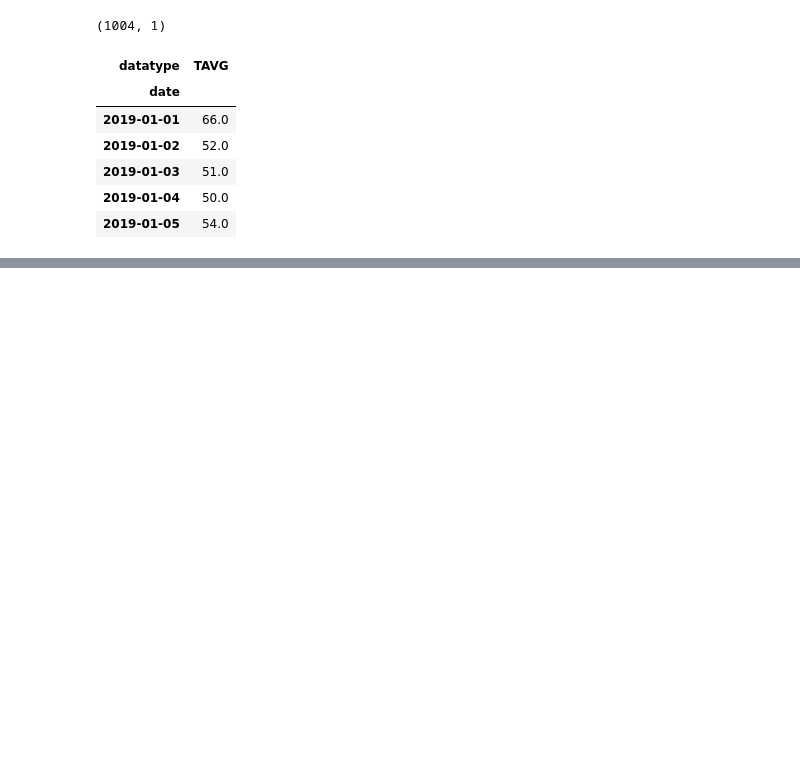
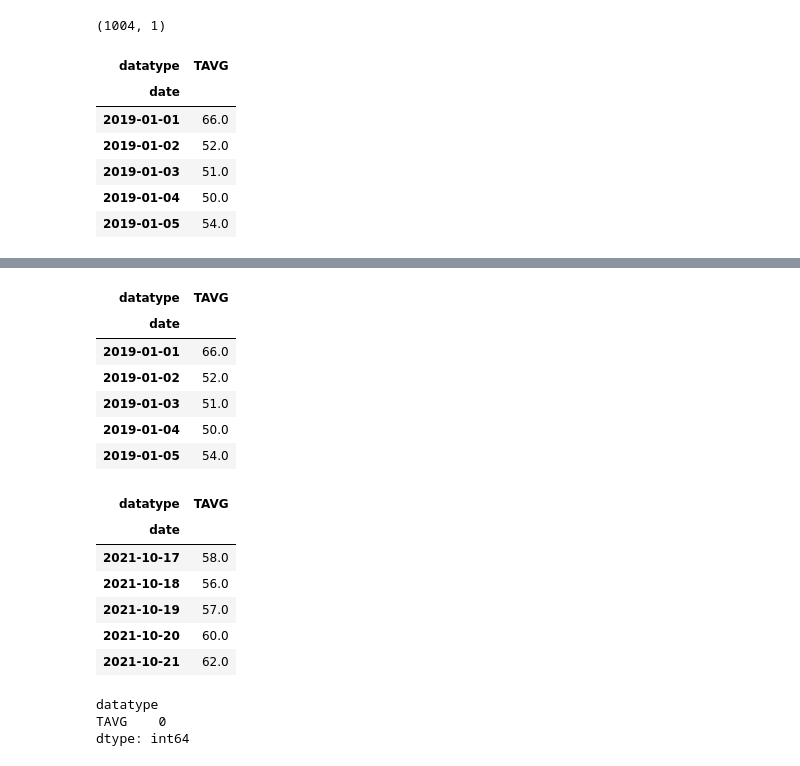
Before and after one commit to shyamal-anadkat/wake-county-food-inspections-analysis, a Jupyter notebook: WeatherData.ipynb, the cells around one changed output, grey strips where cells are left out. Saved outputs shown, nothing was run; the diff lists cells and outputs as text; code cells hidden in the pictures; blank space fills up the shorter version.

```diff
--- a/Sourcing Weather.ipynb
+++ b/WeatherData.ipynb
@@ -223,0 +209,15 @@ violations_id
+# %%
+def preprocess_weatherdata(weather_df):
+    # creating a copy so we don't mutate the orig frame
+    df = weather_df.copy()
+
+    # converting to date format
+    df['date'] = pd.to_datetime(weather_df['date'])
+
+    # dropping irrelevant features
+    df = df.drop(['station','attributes'],axis=1)
+
+    # reshaping df based on index
+    df = df.pivot(index='date',columns='datatype', values='value')
+
+    return df
@@ -223,0 +236,25 @@ violations_id
+# %%
+weather_df = preprocess_weatherdata(weather_df_raw)
+display(weather_df.head())
+display(weather_df.tail())
+# %% [output]
+| datatype | TAVG |
+| date |  |
+| 2019-01-01 | 66.0 |
+| 2019-01-02 | 52.0 |
+| 2019-01-03 | 51.0 |
+| 2019-01-04 | 50.0 |
+| 2019-01-05 | 54.0 |
+| datatype | TAVG |
+| date |  |
+| 2021-10-17 | 58.0 |
+| 2021-10-18 | 56.0 |
+| 2021-10-19 | 57.0 |
+| 2021-10-20 | 60.0 |
+| 2021-10-21 | 62.0 |
+# %%
+weather_df.isna().sum()
+# %% [output]
+datatype
+TAVG    0
+dtype: int64
```
Also changed, not shown: parts of 9 cells of this notebook, 3 other files.
